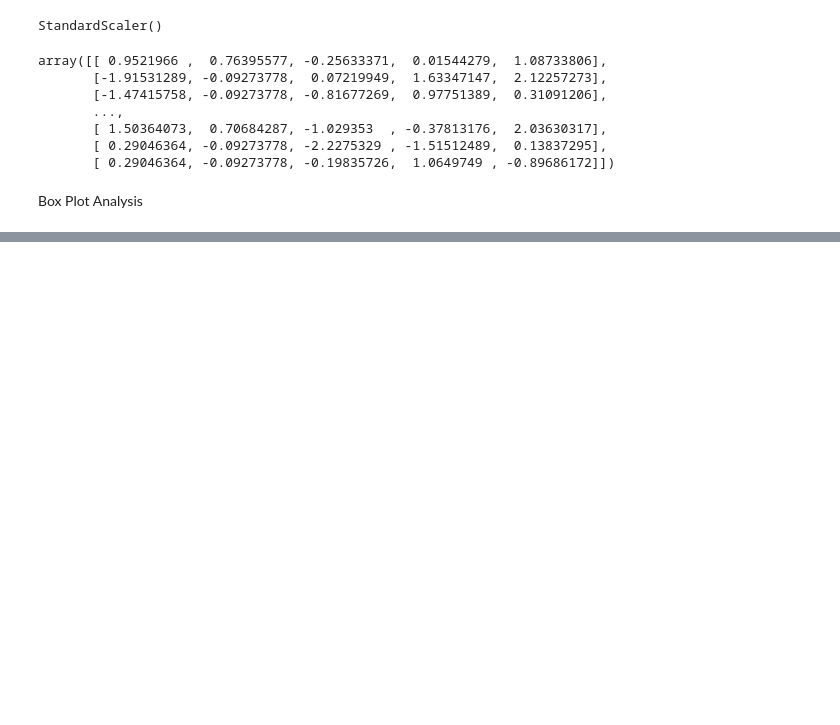
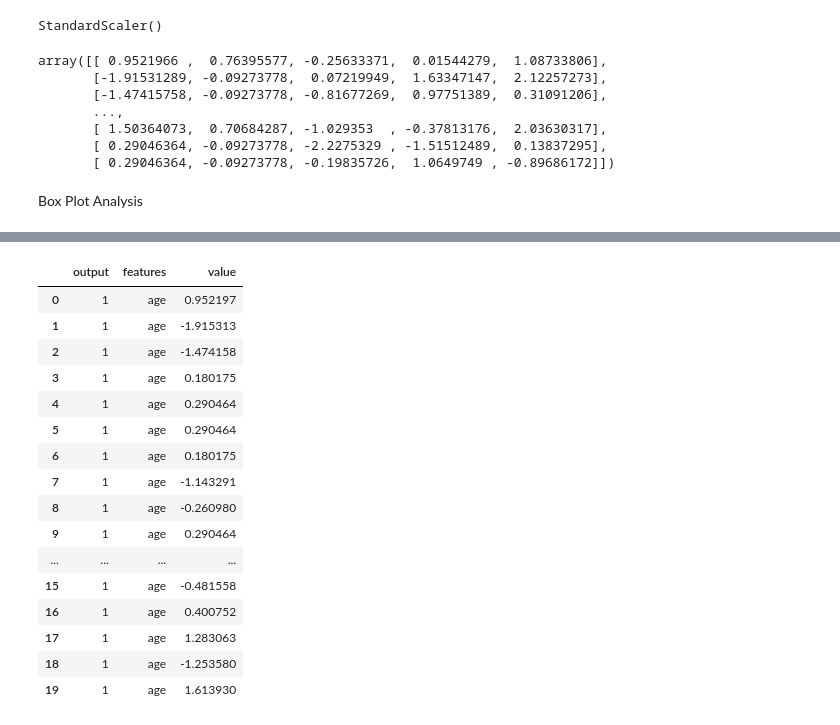
Before and after one commit to Scorpowl/Heart-Attack-Analysis-Prediction, a Jupyter notebook: heart_attack.ipynb, the cells around one changed output, grey strips where cells are left out. Drawn from its saved outputs; the diff is of its cells as text; code cells hidden in the pictures; blank space fills up the shorter version.

```diff
--- a/heart_attack.ipynb
+++ b/heart_attack.ipynb
@@ -146,0 +167,21 @@ Box Plot Analysis
+# %%
+data_melted = pd.melt(df_dummy, id_vars = "output", var_name = "features", value_name = "value")
+data_melted.head(20)
+# %% [output]
+|  | output | features | value |
+| 0 | 1 | age | 0.952197 |
+| 1 | 1 | age | -1.915313 |
+| 2 | 1 | age | -1.474158 |
+| 3 | 1 | age | 0.180175 |
+| 4 | 1 | age | 0.290464 |
+| 5 | 1 | age | 0.290464 |
+| 6 | 1 | age | 0.180175 |
+| 7 | 1 | age | -1.143291 |
+| 8 | 1 | age | -0.260980 |
+| 9 | 1 | age | 0.290464 |
+| ... | ... | ... | ... |
+| 15 | 1 | age | -0.481558 |
+| 16 | 1 | age | 0.400752 |
+| 17 | 1 | age | 1.283063 |
+| 18 | 1 | age | -1.253580 |
+| 19 | 1 | age | 1.613930 |
```
Also changed, not shown: parts of 4 cells of this notebook.
